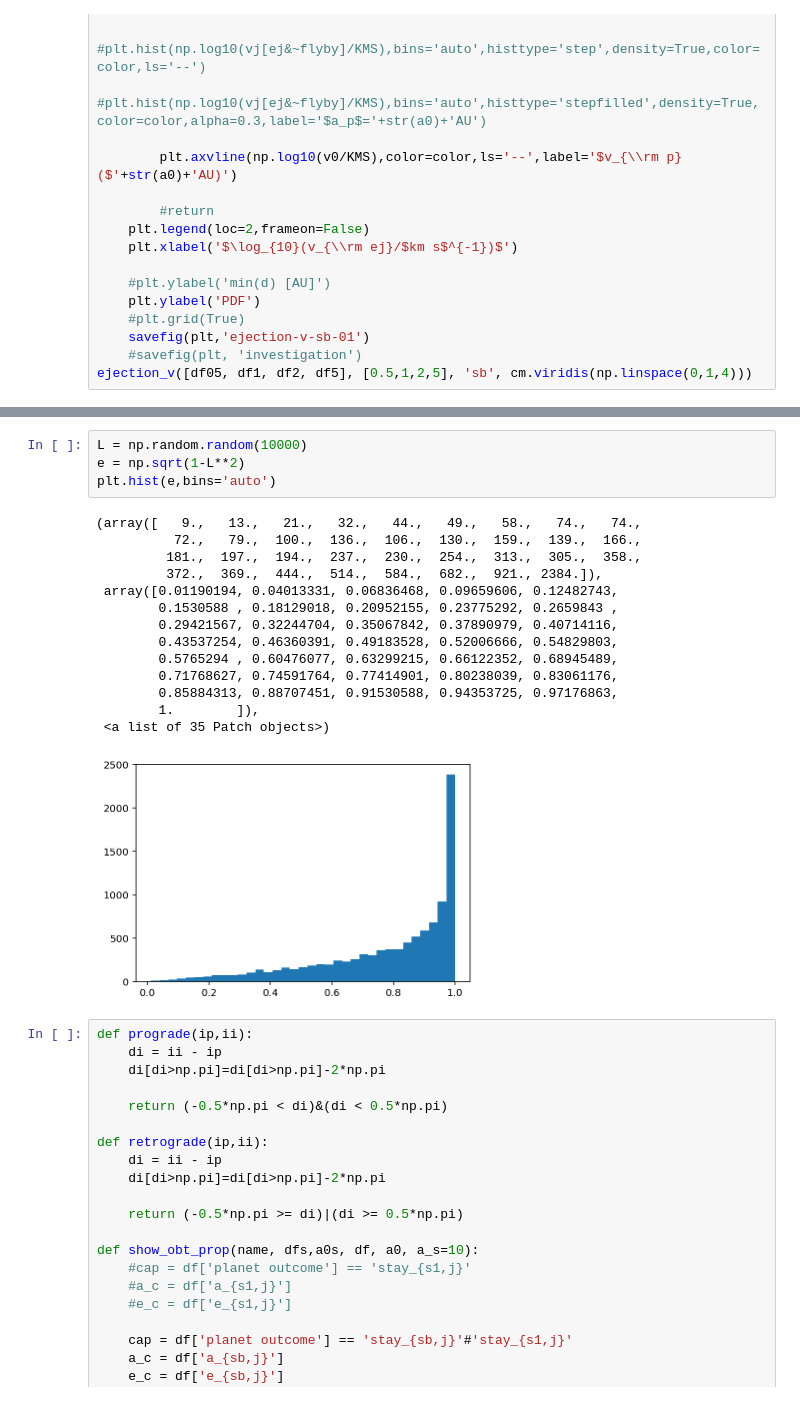
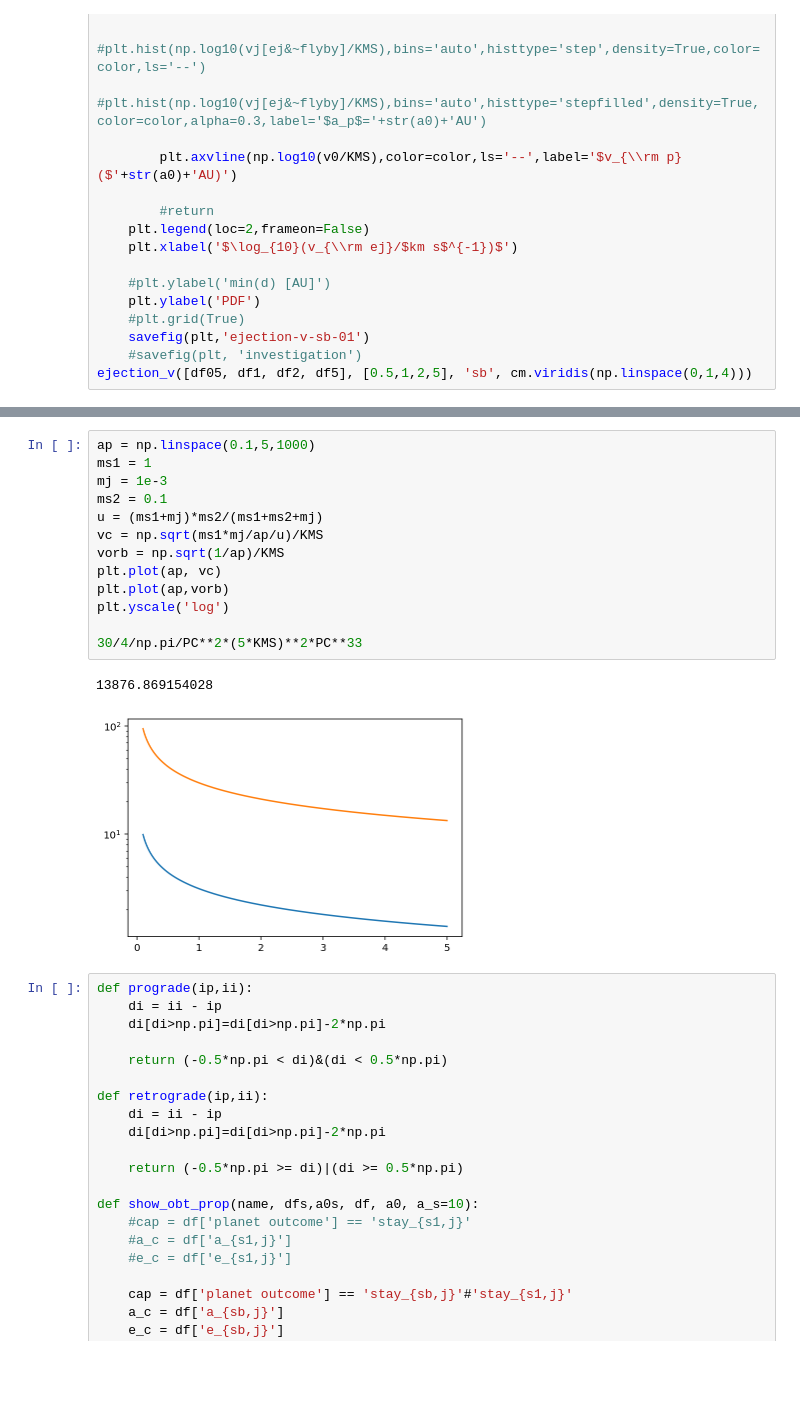
Before and after one commit to YihanWangAstro/planet-app, a Jupyter notebook: process/planet-app.ipynb, the cells around one changed output, grey strips where cells are left out. Drawn from its saved outputs; the diff is of its cells as text; blank space fills up the shorter version.

```diff
--- a/process/planet-app.ipynb
+++ b/process/planet-app.ipynb
@@ -1039,22 +1042,19 @@ v_hist([df5,df2,df1,df05], [5,2,1,0.5])
-# %%
-L = np.random.random(10000)
-e = np.sqrt(1-L**2)
-plt.hist(e,bins='auto')
-# %% [output]
-(array([   9.,   13.,   21.,   32.,   44.,   49.,   58.,   74.,   74.,
-          72.,   79.,  100.,  136.,  106.,  130.,  159.,  139.,  166.,
-         181.,  197.,  194.,  237.,  230.,  254.,  313.,  305.,  358.,
-         372.,  369.,  444.,  514.,  584.,  682.,  921., 2384.]),
- array([0.01190194, 0.04013331, 0.06836468, 0.09659606, 0.12482743,
-        0.1530588 , 0.18129018, 0.20952155, 0.23775292, 0.2659843 ,
-        0.29421567, 0.32244704, 0.35067842, 0.37890979, 0.40714116,
-        0.43537254, 0.46360391, 0.49183528, 0.52006666, 0.54829803,
-        0.5765294 , 0.60476077, 0.63299215, 0.66122352, 0.68945489,
-        0.71768627, 0.74591764, 0.77414901, 0.80238039, 0.83061176,
-        0.85884313, 0.88707451, 0.91530588, 0.94353725, 0.97176863,
-        1.        ]),
- <a list of 35 Patch objects>)
-[figure, removed]
+# %%
+ap = np.linspace(0.1,5,1000)
+ms1 = 1
+mj = 1e-3
+ms2 = 0.1
+u = (ms1+mj)*ms2/(ms1+ms2+mj)
+vc = np.sqrt(ms1*mj/ap/u)/KMS
+vorb = np.sqrt(1/ap)/KMS
+plt.plot(ap, vc)
+plt.plot(ap,vorb)
+plt.yscale('log')
+
+30/4/np.pi/PC**2*(5*KMS)**2*PC**33
+# %% [output]
+13876.869154028
+[figure, added]
 # %%
 def prograde(ip,ii):
     di = ii - ip
```
Also changed, not shown: parts of 5 cells of this notebook, 1 other file.
